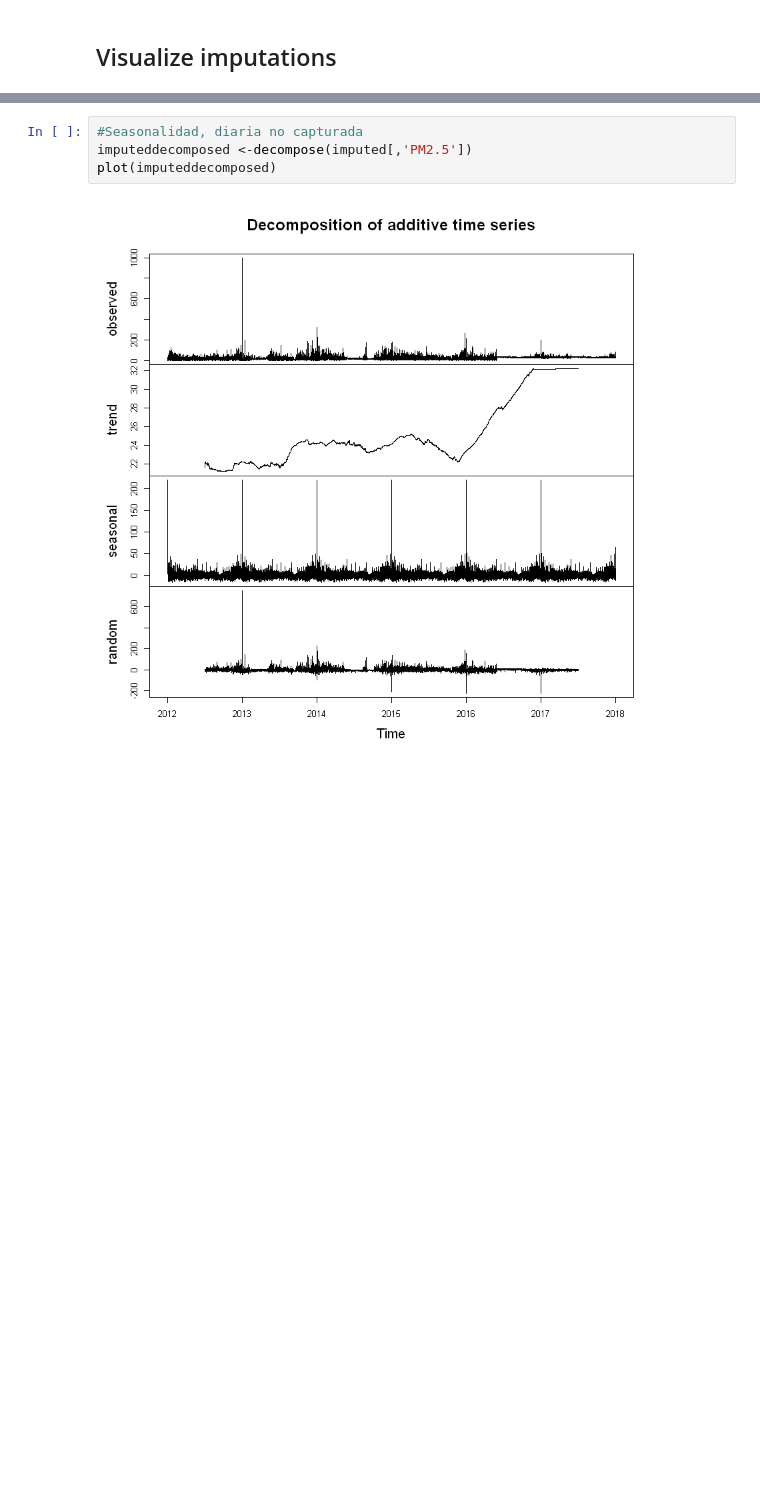
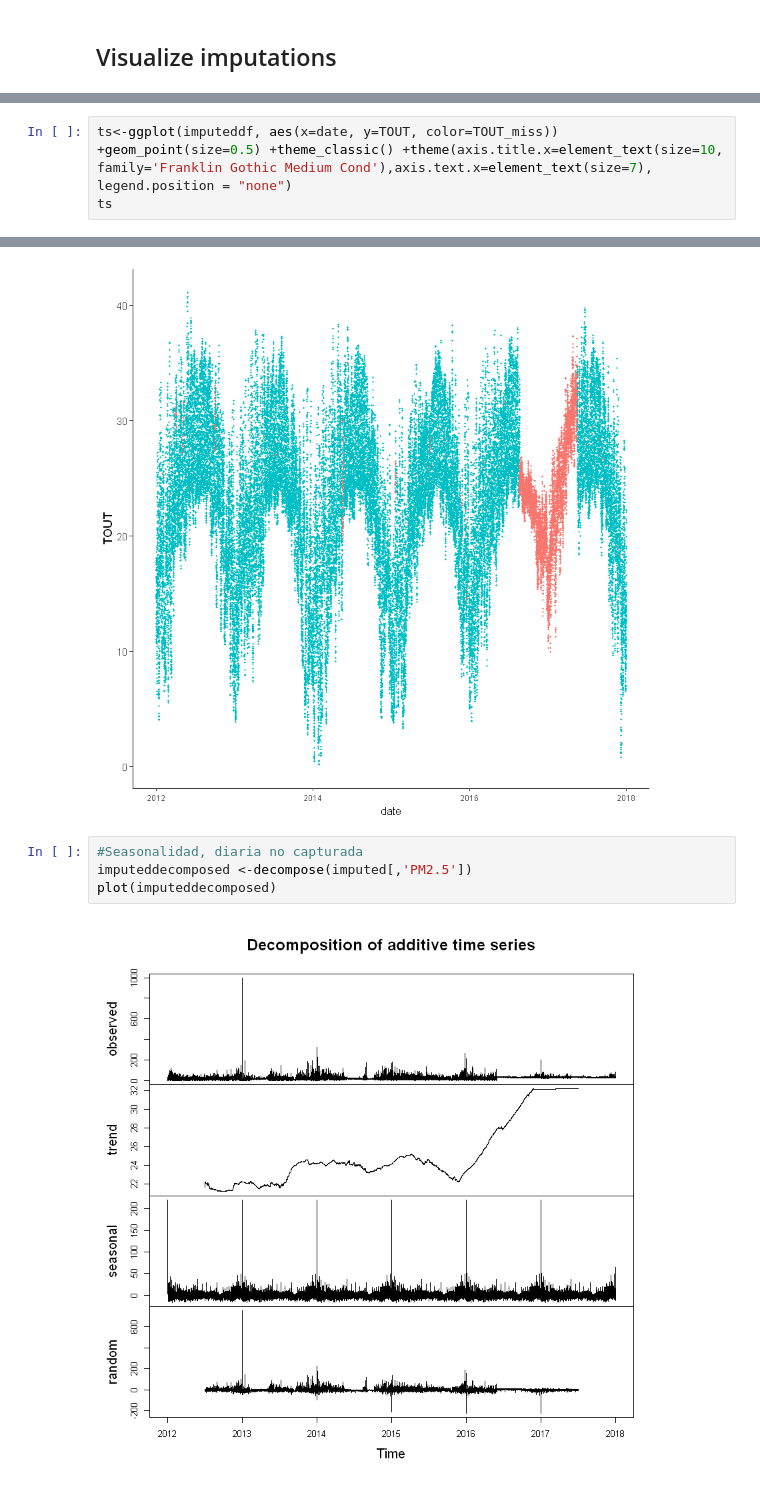
Before and after one commit to gucoloradoc/AQF, a Jupyter notebook: notebooks/Imputations_R.ipynb, the cells around one changed output, grey strips where cells are left out. Drawn from its saved outputs; the diff is of its cells as text; blank space fills up the shorter version.

```diff
--- a/notebooks/Imputations_R.ipynb
+++ b/notebooks/Imputations_R.ipynb
@@ -72,0 +238,4 @@ plotNA.imputations(tsNOROESTE[,'TOUT'],imputed[,"TOUT"])
+# %%
+ts<-ggplot(imputeddf, aes(x=date, y=TOUT, color=TOUT_miss)) +geom_point(size=0.5) +theme_classic() +theme(axis.title.x=element_text(size=10, family='Franklin Gothic Medium Cond'),axis.text.x=element_text(size=7), legend.position = "none")
+ts
+# %% [output]
@@ -73,3 +247,4 @@ plotNA.imputations(tsNOROESTE[,'TOUT'],imputed[,"TOUT"])
+[figure, added]
 # %%
 #Seasonalidad, diaria no capturada
 imputeddecomposed <-decompose(imputed[,'PM2.5'])
```
Also changed, not shown: parts of 17 cells of this notebook, 1 other file.
